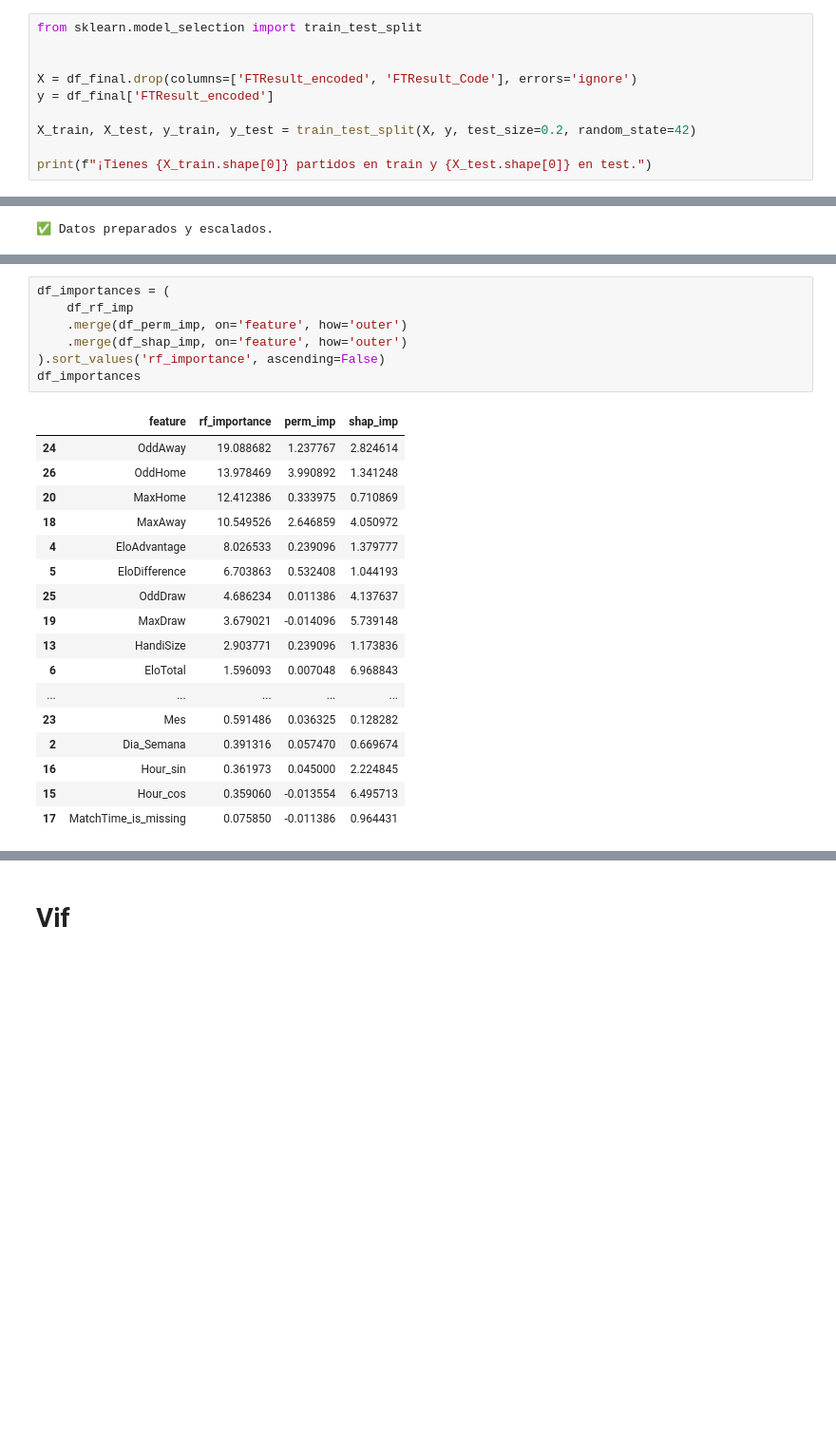
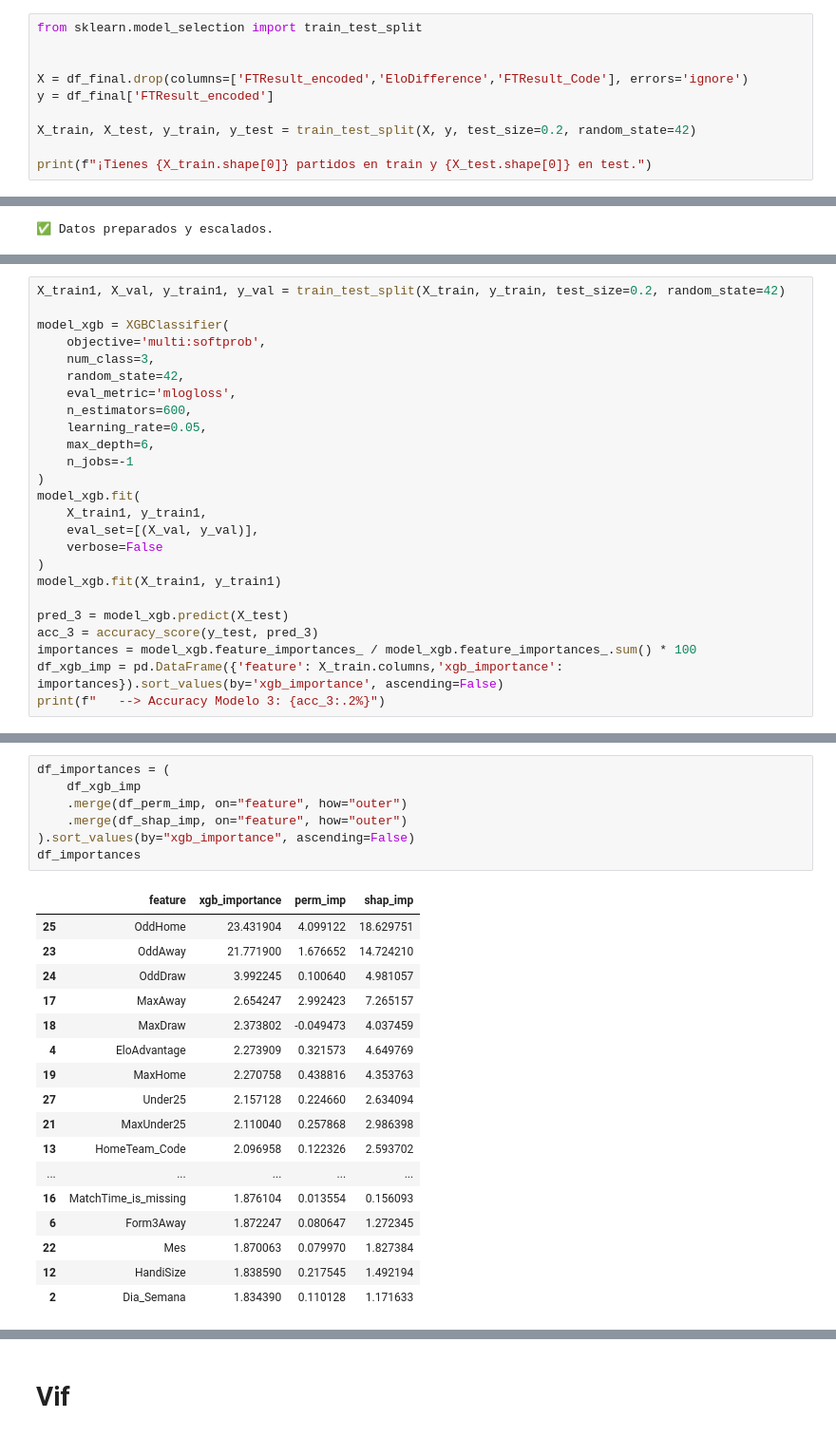
Before and after one commit to 4GeeksAcademy/Steven_Carlos_proyecto-final_, a Jupyter notebook: src/carlos.ipynb, the cells around one changed output, grey strips where cells are left out. Shown at 95% size. Cells and saved outputs as stored; diff of their text form; blank space fills up the shorter version.

```diff
--- a/src/carlos.ipynb
+++ b/src/carlos.ipynb
@@ -507,7 +500,7 @@ df_final.head(20).T
 from sklearn.model_selection import train_test_split
 
 
-X = df_final.drop(columns=['FTResult_encoded', 'FTResult_Code'], errors='ignore')
+X = df_final.drop(columns=['FTResult_encoded','EloDifference','FTResult_Code'], errors='ignore')
 y = df_final['FTResult_encoded']
 
 X_train, X_test, y_train, y_test = train_test_split(X, y, test_size=0.2, random_state=42)
@@ -652,0 +565,25 @@ Número de variables ideal: 29
+# %%
+X_train1, X_val, y_train1, y_val = train_test_split(X_train, y_train, test_size=0.2, random_state=42)
+
+model_xgb = XGBClassifier(
+    objective='multi:softprob',
+    num_class=3,
+    random_state=42,
+    eval_metric='mlogloss',
+    n_estimators=600,
+    learning_rate=0.05,
+    max_depth=6,
+    n_jobs=-1
+)
+model_xgb.fit(
+    X_train1, y_train1,
+    eval_set=[(X_val, y_val)],
+    verbose=False
+)
+model_xgb.fit(X_train1, y_train1)
+
+pred_3 = model_xgb.predict(X_test)
+acc_3 = accuracy_score(y_test, pred_3)
+importances = model_xgb.feature_importances_ / model_xgb.feature_importances_.sum() * 100
+df_xgb_imp = pd.DataFrame({'feature': X_train.columns,'xgb_importance': importances}).sort_values(by='xgb_importance', ascending=False)
+print(f"   --> Accuracy Modelo 3: {acc_3:.2%}")
@@ -684,26 +646,26 @@ df_shap_imp.head(10)
 # %%
 df_importances = (
-    df_rf_imp
-    .merge(df_perm_imp, on='feature', how='outer')
-    .merge(df_shap_imp, on='feature', how='outer')
-).sort_values('rf_importance', ascending=False)
+    df_xgb_imp
+    .merge(df_perm_imp, on="feature", how="outer")
+    .merge(df_shap_imp, on="feature", how="outer")
+).sort_values(by="xgb_importance", ascending=False)
 df_importances
 # %% [output]
-|  | feature | rf_importance | perm_imp | shap_imp |
-| 24 | OddAway | 19.088682 | 1.237767 | 2.824614 |
-| 26 | OddHome | 13.978469 | 3.990892 | 1.341248 |
-| 20 | MaxHome | 12.412386 | 0.333975 | 0.710869 |
-| 18 | MaxAway | 10.549526 | 2.646859 | 4.050972 |
-| 4 | EloAdvantage | 8.026533 | 0.239096 | 1.379777 |
-| 5 | EloDifference | 6.703863 | 0.532408 | 1.044193 |
-| 25 | OddDraw | 4.686234 | 0.011386 | 4.137637 |
-| 19 | MaxDraw | 3.679021 | -0.014096 | 5.739148 |
-| 13 | HandiSize | 2.903771 | 0.239096 | 1.173836 |
-| 6 | EloTotal | 1.596093 | 0.007048 | 6.968843 |
+|  | feature | xgb_importance | perm_imp | shap_imp |
+| 25 | OddHome | 23.431904 | 4.099122 | 18.629751 |
+| 23 | OddAway | 21.771900 | 1.676652 | 14.724210 |
+| 24 | OddDraw | 3.992245 | 0.100640 | 4.981057 |
+| 17 | MaxAway | 2.654247 | 2.992423 | 7.265157 |
+| 18 | MaxDraw | 2.373802 | -0.049473 | 4.037459 |
+| 4 | EloAdvantage | 2.273909 | 0.321573 | 4.649769 |
+| 19 | MaxHome | 2.270758 | 0.438816 | 4.353763 |
+| 27 | Under25 | 2.157128 | 0.224660 | 2.634094 |
+| 21 | MaxUnder25 | 2.110040 | 0.257868 | 2.986398 |
+| 13 | HomeTeam_Code | 2.096958 | 0.122326 | 2.593702 |
 | ... | ... | ... | ... | ... |
-| 23 | Mes | 0.591486 | 0.036325 | 0.128282 |
-| 2 | Dia_Semana | 0.391316 | 0.057470 | 0.669674 |
-| 16 | Hour_sin | 0.361973 | 0.045000 | 2.224845 |
-| 15 | Hour_cos | 0.359060 | -0.013554 | 6.495713 |
-| 17 | MatchTime_is_missing | 0.075850 | -0.011386 | 0.964431 |
+| 16 | MatchTime_is_missing | 1.876104 | 0.013554 | 0.156093 |
+| 6 | Form3Away | 1.872247 | 0.080647 | 1.272345 |
+| 22 | Mes | 1.870063 | 0.079970 | 1.827384 |
+| 12 | HandiSize | 1.838590 | 0.217545 | 1.492194 |
+| 2 | Dia_Semana | 1.834390 | 0.110128 | 1.171633 |
 # %%
```
Also changed, not shown: parts of 30 cells of this notebook.
